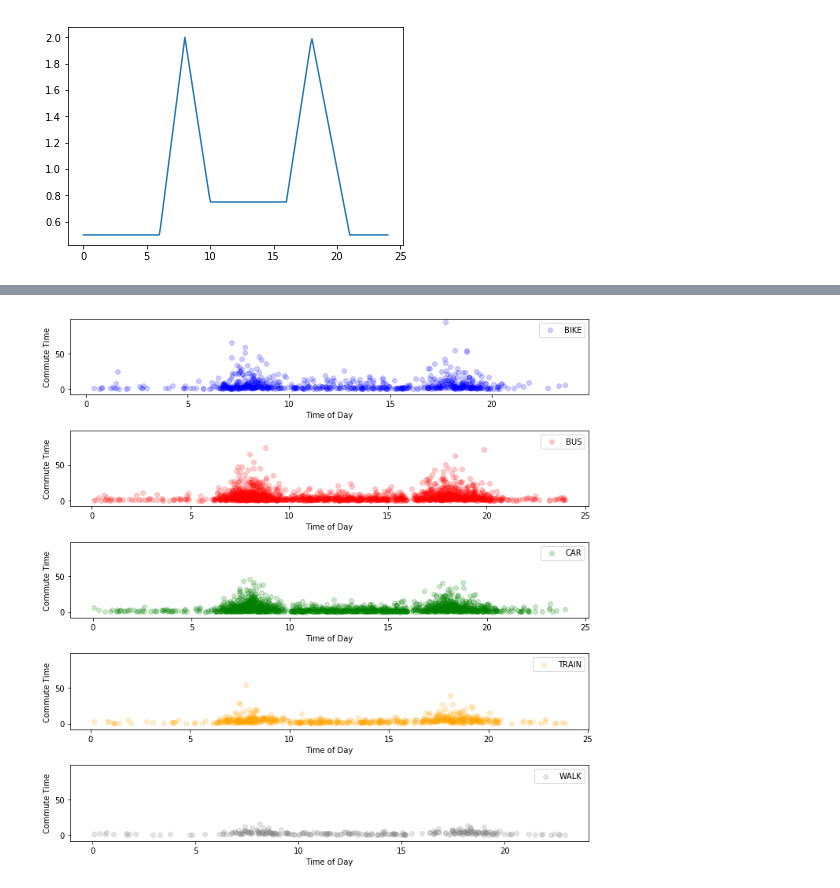
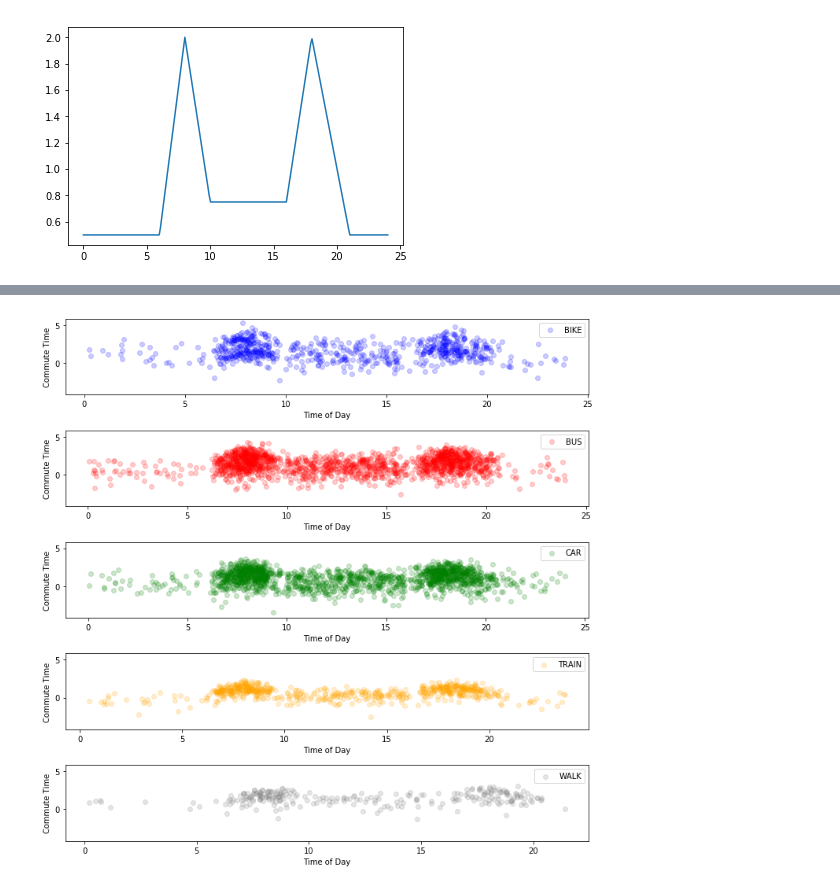
Before and after one commit to madrury/commute-times, a Jupyter notebook: commute-times.ipynb, the cells around one changed output, grey strips where cells are left out. Drawn from its saved outputs; the diff is of its cells as text; code cells hidden in the pictures.

```diff
--- a/commute-times.ipynb
+++ b/commute-times.ipynb
@@ -49,14 +50,14 @@ _ = plt.scatter(time_of_day, commute_time, alpha=0.2)
 # %%
 fig, axs = plt.subplots(5, 1, figsize=(10, 10), sharey=True)
 colors = ['blue', 'red', 'green', 'orange', 'grey']
 
 for ax, ctype, color in zip(axs, np.unique(commute_type), colors):
     tod = time_of_day[commute_type == ctype]
     ctime = commute_time[commute_type == ctype]
-    ax.scatter(tod, ctime, alpha=0.2, color=color, label=ctype)
+    ax.scatter(tod, np.log(ctime), alpha=0.2, color=color, label=ctype)
     ax.set_xlabel("Time of Day")
     ax.set_ylabel("Commute Time")
     ax.legend()
 fig.tight_layout()
 # %% [output]
-[figure, old version]
+[figure, new version]
```
Also changed, not shown: parts of 8 cells of this notebook, 2 other files.
